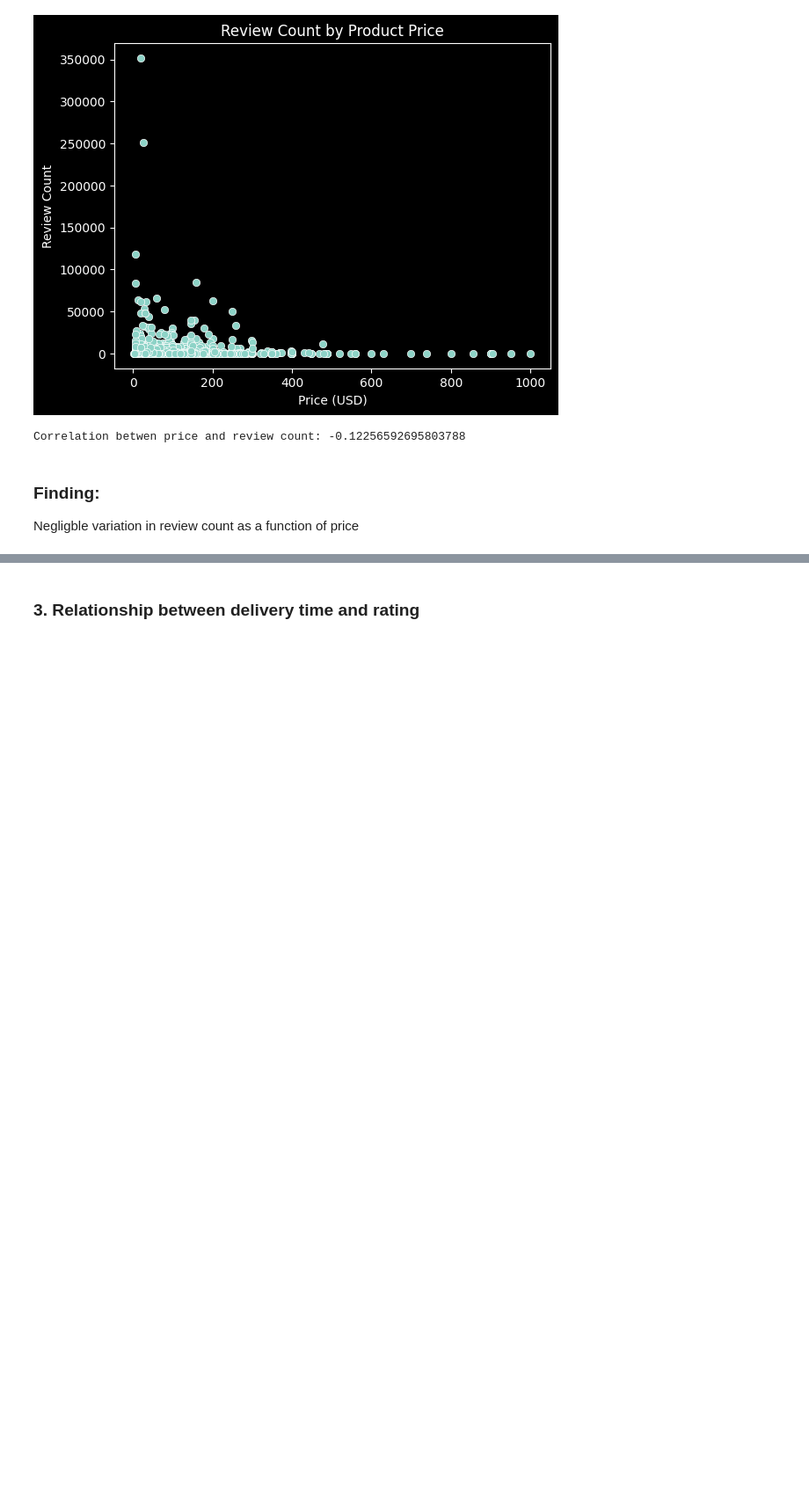
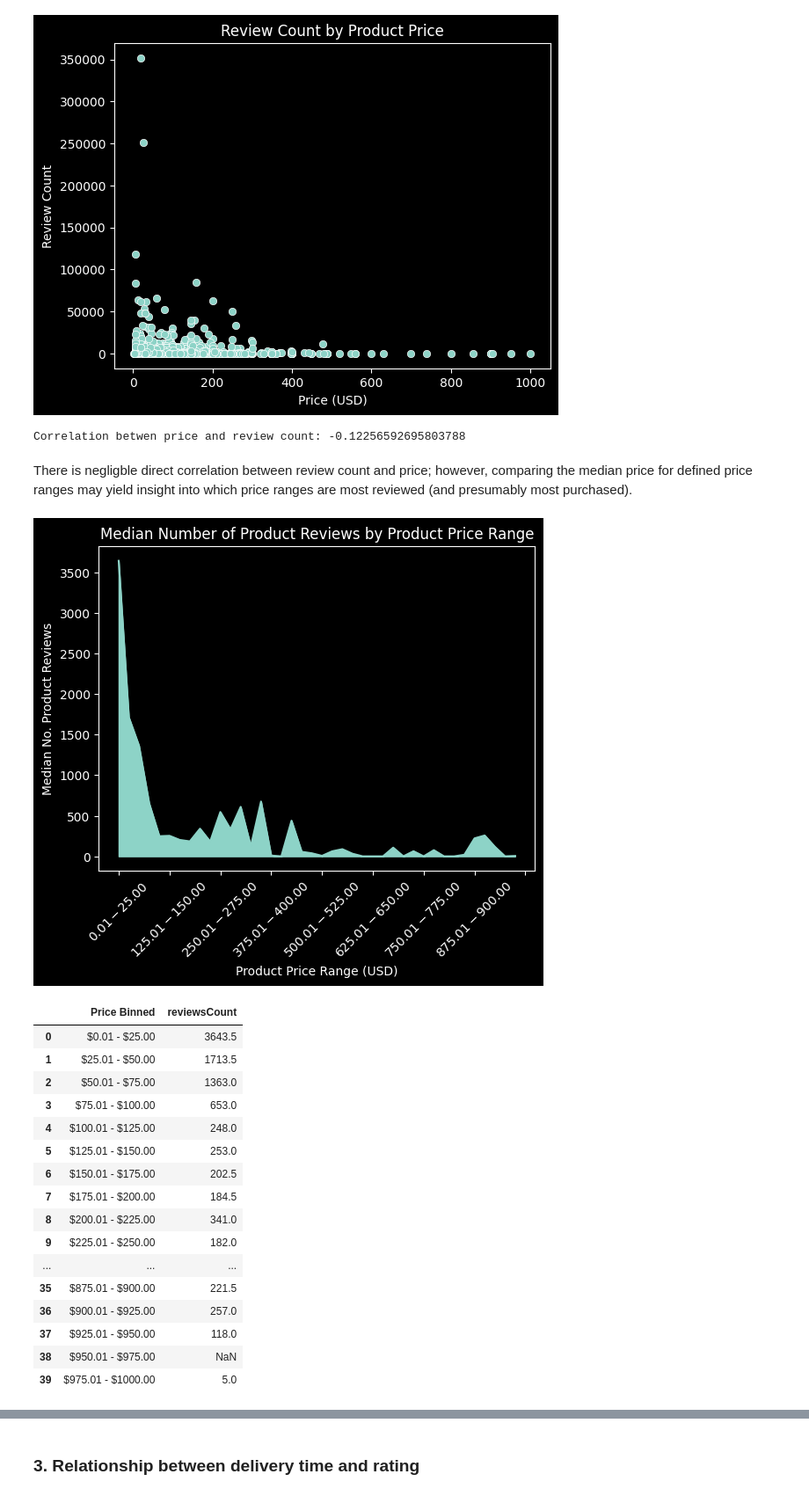
Before and after one commit to dilraj451/Amazon-Ecommerce-Analysis, a Jupyter notebook: eda.ipynb, the cells around one changed output, grey strips where cells are left out. Shown: that part at 88% size. Drawn from its saved outputs; the diff is of its cells as text; code cells hidden in the pictures; blank space fills up the shorter version.

```diff
--- a/eda.ipynb
+++ b/eda.ipynb
@@ -229,6 +236,42 @@ print(f"Correlation betwen price and review count: {corr}")
 # %% [output]
 [figure]
 Correlation betwen price and review count: -0.12256592695803788
-# %% [markdown]
-### Finding:
-Negligble variation in review count as a function of price
+# %% [markdown]
+There is negligble direct correlation between review count and price; however, comparing the median price for defined price ranges may yield insight into which price ranges are most reviewed (and presumably most purchased).
+# %%
+interval = 25
+bins = [a for a in range(0, 1000 + interval, interval)]
+
+labels = [f"${bins[i] + .01} - ${format(float(bins[i+1]), '.2f')}" for i in range(len(bins)-1)]
+
+df['Price Binned'] = pd.cut(df['price'], bins=bins, labels=labels, right=False)
+price_med_review = df.groupby('Price Binned')['reviewsCount'].median().reset_index()
+
+price_med_review.plot.area(x='Price Binned', y='reviewsCount', legend=False)
+plt.xticks(rotation=45)
+plt.xlabel("Product Price Range (USD)")
+plt.ylabel("Median No. Product Reviews")
+plt.title("Median Number of Product Reviews by Product Price Range")
+plt.show()
+plt.close()
+
+price_med_review
+# %% [output]
+[figure, added]
+|  | Price Binned | reviewsCount |
+| 0 | $0.01 - $25.00 | 3643.5 |
+| 1 | $25.01 - $50.00 | 1713.5 |
+| 2 | $50.01 - $75.00 | 1363.0 |
+| 3 | $75.01 - $100.00 | 653.0 |
+| 4 | $100.01 - $125.00 | 248.0 |
+| 5 | $125.01 - $150.00 | 253.0 |
+| 6 | $150.01 - $175.00 | 202.5 |
+| 7 | $175.01 - $200.00 | 184.5 |
+| 8 | $200.01 - $225.00 | 341.0 |
+| 9 | $225.01 - $250.00 | 182.0 |
+| ... | ... | ... |
+| 35 | $875.01 - $900.00 | 221.5 |
+| 36 | $900.01 - $925.00 | 257.0 |
+| 37 | $925.01 - $950.00 | 118.0 |
+| 38 | $950.01 - $975.00 | NaN |
+| 39 | $975.01 - $1000.00 | 5.0 |
```
Also changed, not shown: parts of 37 cells of this notebook.
